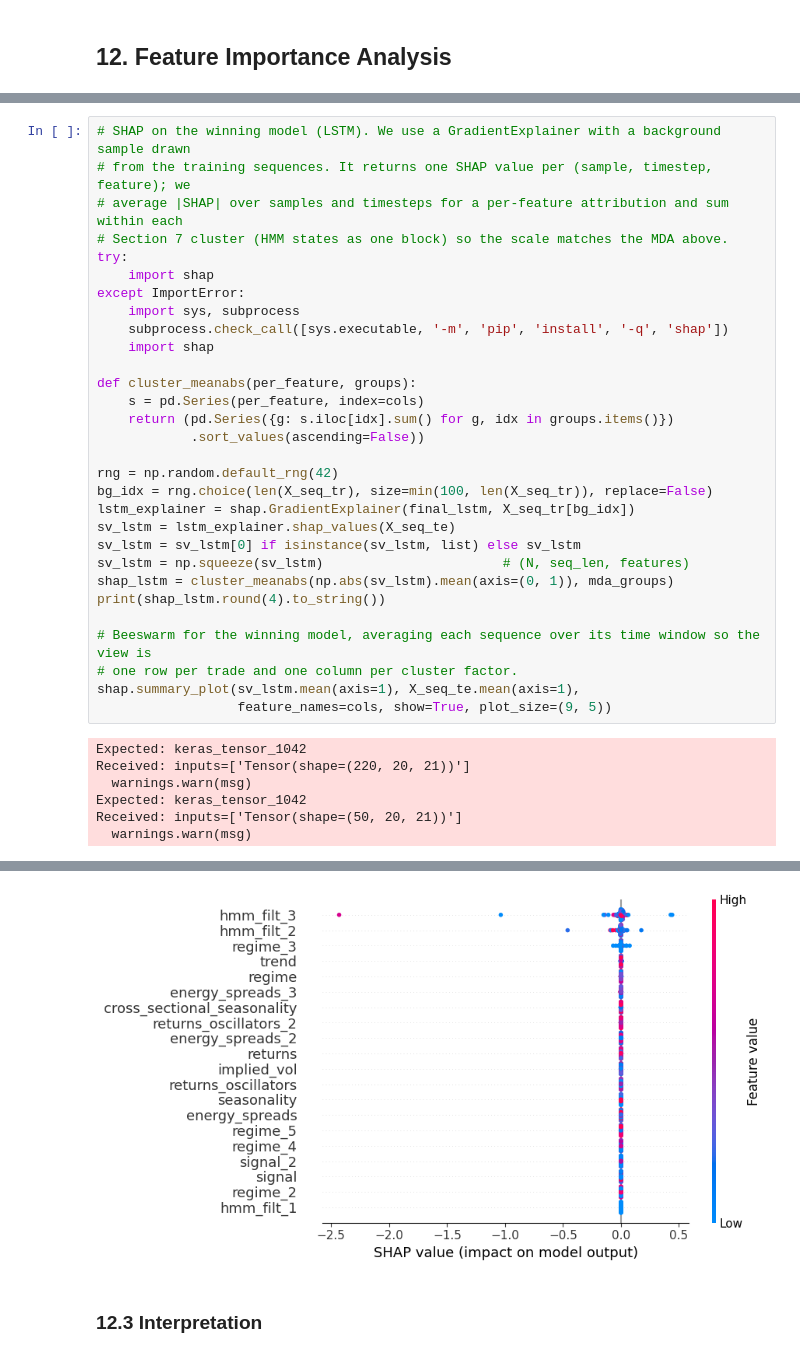
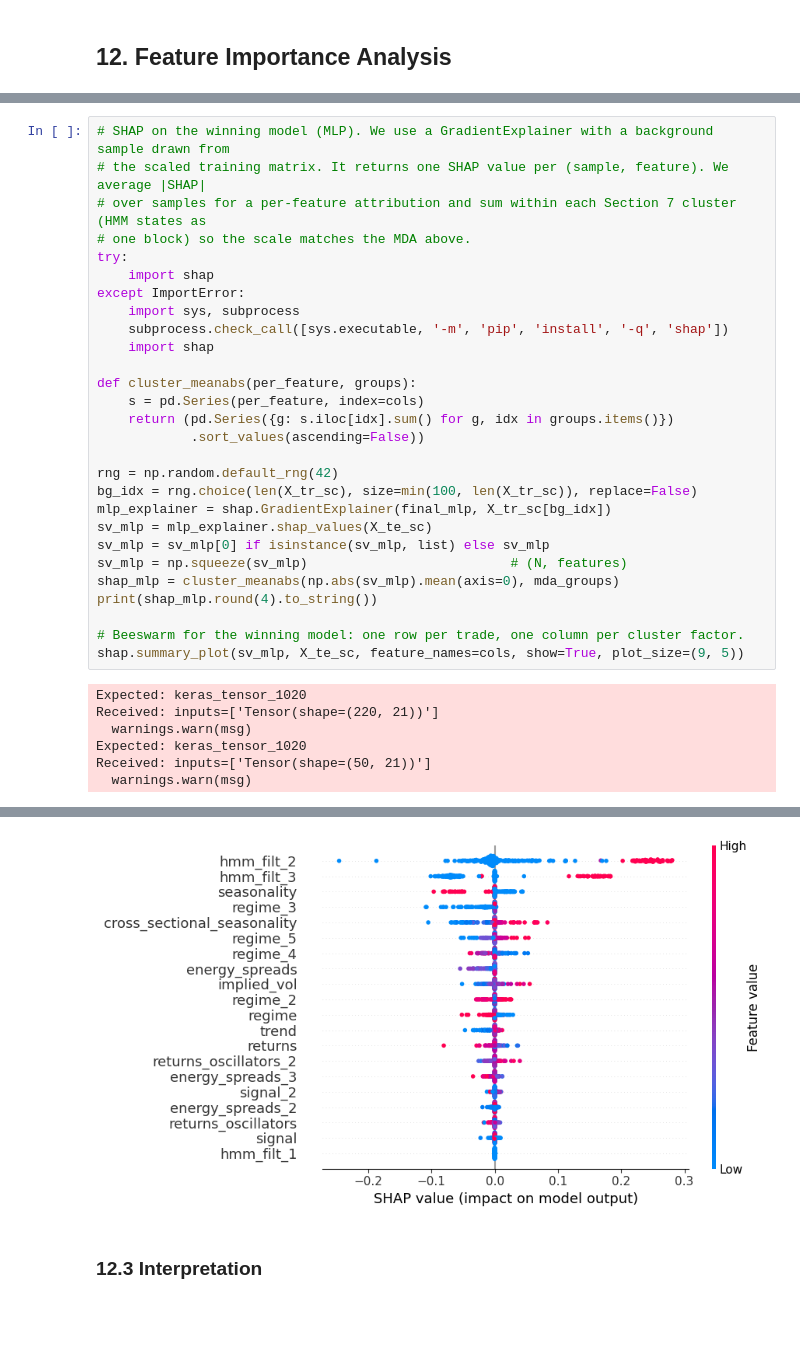
Before and after one commit to Jack-Close/energy-signal-metamodel, a Jupyter notebook: notebooks/2a_rbob_gasoline_model_training.ipynb, the cells around one changed output, grey strips where cells are left out. Cells and saved outputs as stored; diff of their text form; blank space fills up the shorter version.

```diff
--- a/notebooks/2a_rbob_gasoline_model_training.ipynb
+++ b/notebooks/2a_rbob_gasoline_model_training.ipynb
@@ -1562,8 +1543,8 @@ SHAP attributes each individual prediction to its input features and is locally
 # %%
-# SHAP on the winning model (LSTM). We use a GradientExplainer with a background sample drawn
-# from the training sequences. It returns one SHAP value per (sample, timestep, feature); we
-# average |SHAP| over samples and timesteps for a per-feature attribution and sum within each
-# Section 7 cluster (HMM states as one block) so the scale matches the MDA above.
+# SHAP on the winning model (MLP). We use a GradientExplainer with a background sample drawn from
+# the scaled training matrix. It returns one SHAP value per (sample, feature). We average |SHAP|
+# over samples for a per-feature attribution and sum within each Section 7 cluster (HMM states as
+# one block) so the scale matches the MDA above.
 try:
     import shap
 except ImportError:
@@ -1577,22 +1558,20 @@ def cluster_meanabs(per_feature, groups):
             .sort_values(ascending=False))
 
 rng = np.random.default_rng(42)
-bg_idx = rng.choice(len(X_seq_tr), size=min(100, len(X_seq_tr)), replace=False)
-lstm_explainer = shap.GradientExplainer(final_lstm, X_seq_tr[bg_idx])
-sv_lstm = lstm_explainer.shap_values(X_seq_te)
-sv_lstm = sv_lstm[0] if isinstance(sv_lstm, list) else sv_lstm
-sv_lstm = np.squeeze(sv_lstm)                       # (N, seq_len, features)
-shap_lstm = cluster_meanabs(np.abs(sv_lstm).mean(axis=(0, 1)), mda_groups)
-print(shap_lstm.round(4).to_string())
+bg_idx = rng.choice(len(X_tr_sc), size=min(100, len(X_tr_sc)), replace=False)
+mlp_explainer = shap.GradientExplainer(final_mlp, X_tr_sc[bg_idx])
+sv_mlp = mlp_explainer.shap_values(X_te_sc)
+sv_mlp = sv_mlp[0] if isinstance(sv_mlp, list) else sv_mlp
+sv_mlp = np.squeeze(sv_mlp)                          # (N, features)
+shap_mlp = cluster_meanabs(np.abs(sv_mlp).mean(axis=0), mda_groups)
+print(shap_mlp.round(4).to_string())
 
-# Beeswarm for the winning model, averaging each sequence over its time window so the view is
-# one row per trade and one column per cluster factor.
-shap.summary_plot(sv_lstm.mean(axis=1), X_seq_te.mean(axis=1),
-                  feature_names=cols, show=True, plot_size=(9, 5))
+# Beeswarm for the winning model: one row per trade, one column per cluster factor.
+shap.summary_plot(sv_mlp, X_te_sc, feature_names=cols, show=True, plot_size=(9, 5))
 # %% [output]
-Expected: keras_tensor_1042
-Received: inputs=['Tensor(shape=(220, 20, 21))']
+Expected: keras_tensor_1020
+Received: inputs=['Tensor(shape=(220, 21))']
   warnings.warn(msg)
-Expected: keras_tensor_1042
-Received: inputs=['Tensor(shape=(50, 20, 21))']
+Expected: keras_tensor_1020
+Received: inputs=['Tensor(shape=(50, 21))']
   warnings.warn(msg)
@@ -1617,4 +1596,4 @@ regime_2                       0.0001
-[figure, old version]
+[figure, new version]
 # %% [markdown]
 ### 12.3 Interpretation
 # %% [markdown]
```
Also changed, not shown: parts of 17 cells of this notebook, 4 other files.
